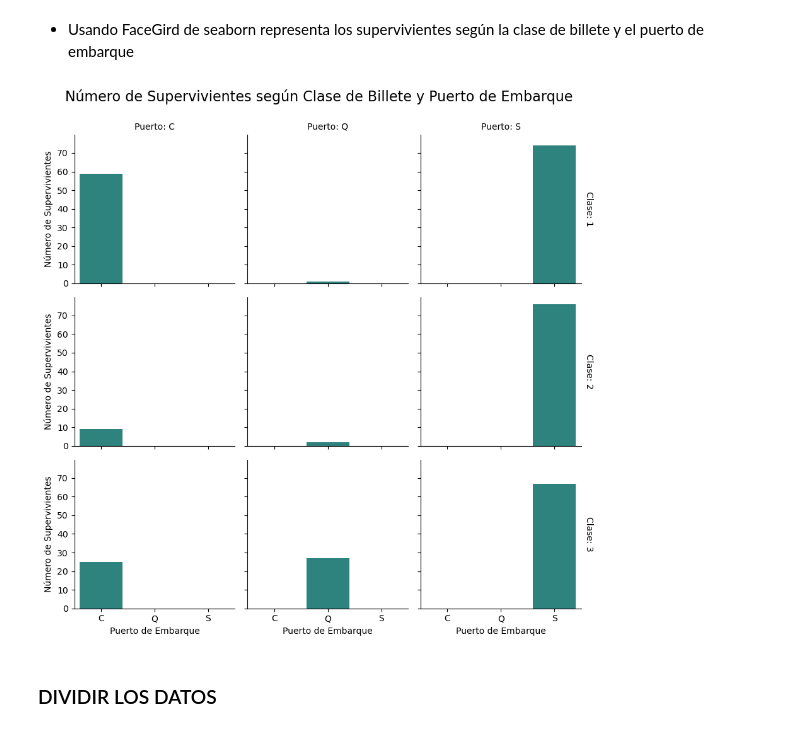
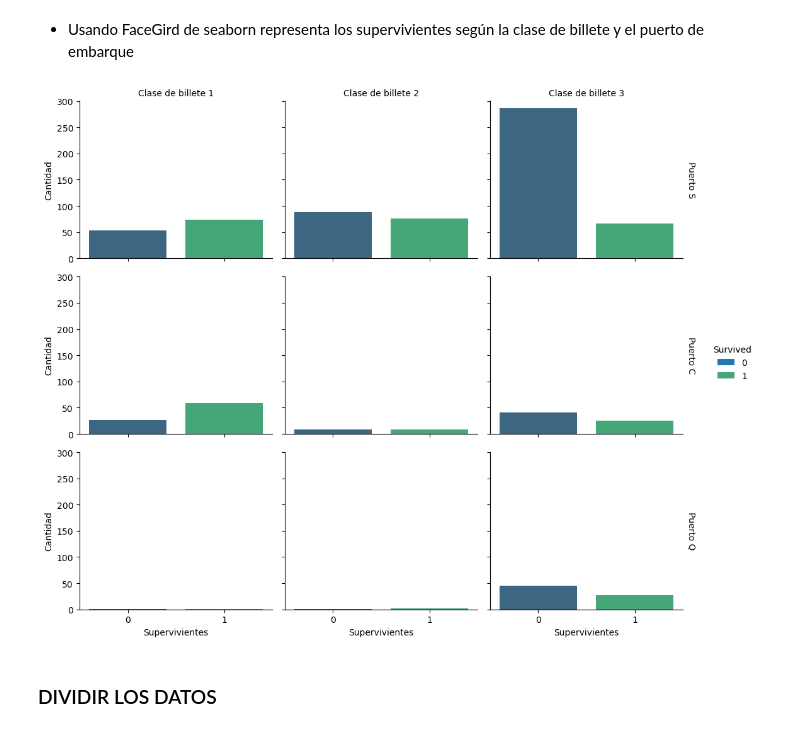
Before and after one commit to Mario-Lopez-Gonzalez/Python_clase, a Jupyter notebook: SAPA/Ejercicios/2_4Ejercicios.ipynb, the cells around one changed output. Saved outputs shown, nothing was run; the diff lists cells and outputs as text; code cells hidden in the pictures.

```diff
--- a/SAPA/Ejercicios/2_4Ejercicios.ipynb
+++ b/SAPA/Ejercicios/2_4Ejercicios.ipynb
@@ -432,25 +359,19 @@ plt.show()
 # %% [markdown]
 - Usando FaceGird de seaborn representa los supervivientes según la clase de billete y el puerto de embarque
-# %%
-# Crear un nuevo DataFrame que cuente los supervivientes por clase y puerto
-conteo_supervivientes = df_titanic.groupby(['pclass', 'embarked'])['survived'].sum().reset_index()
-
-# Crear un FacetGrid para representar los datos
-g = sns.FacetGrid(conteo_supervivientes, col='embarked', row='pclass', margin_titles=True)
-
-# Mapear el gráfico de barras
-g.map_dataframe(sns.barplot, x='embarked', y='survived', palette='viridis')
-
-# Añadir títulos y etiquetas
-g.set_axis_labels("Puerto de Embarque", "Número de Supervivientes")
-g.set_titles(col_template="Puerto: {col_name}", row_template="Clase: {row_name}")
-g.fig.suptitle('Número de Supervivientes según Clase de Billete y Puerto de Embarque', fontsize=16)
-g.fig.subplots_adjust(top=0.9)  # Ajustar para dar espacio al título
-
-# Mostrar el gráfico
-plt.show()
-# %% [output]
-[figure, removed]
+# %%
+# Crear un FacetGrid para mostrar la supervivencia según clase de billete y puerto de embarque
+g = sns.FacetGrid(df_titanic, col="pclass", row="embarked", hue="survived", margin_titles=True, height=3, aspect=1.2)
+
+# Dibujar un gráfico de conteo
+g.map(sns.countplot, "survived", order=[0, 1], palette="viridis")
+
+# Agregar leyendas y ajustar la visualización
+g.add_legend(title="Survived")
+g.set_axis_labels("Supervivientes", "Cantidad")
+g.set_titles(col_template="Clase de billete {col_name}", row_template="Puerto {row_name}")
+plt.show()
+# %% [output]
+[figure, added]
 # %% [markdown]
 ### DIVIDIR LOS DATOS
 # %% [markdown]
```
Also changed, not shown: parts of 28 cells of this notebook.
